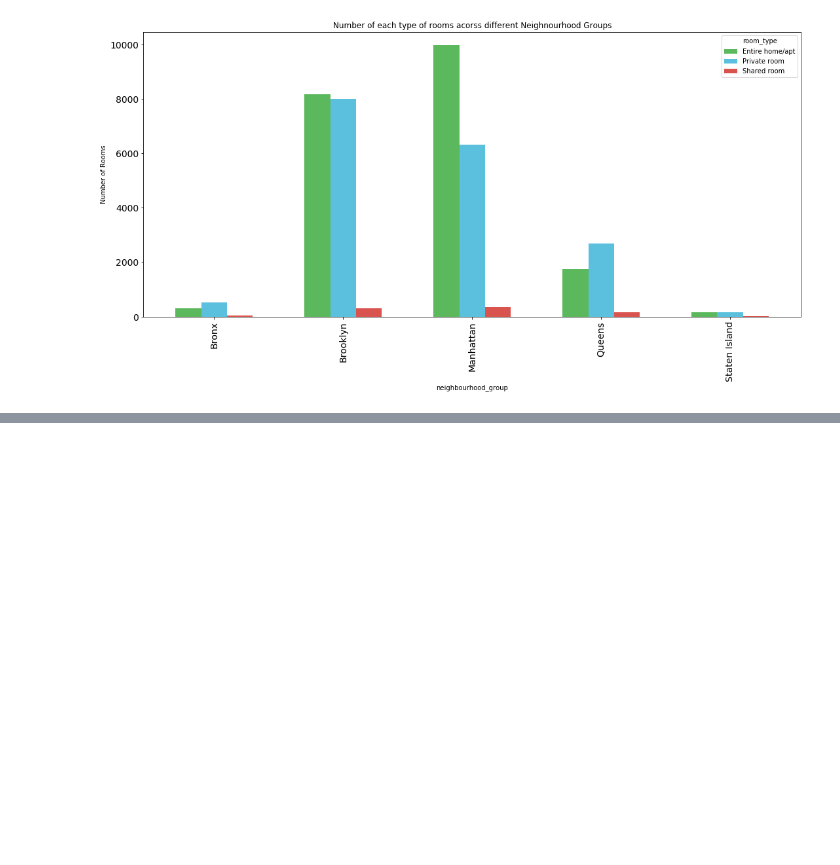
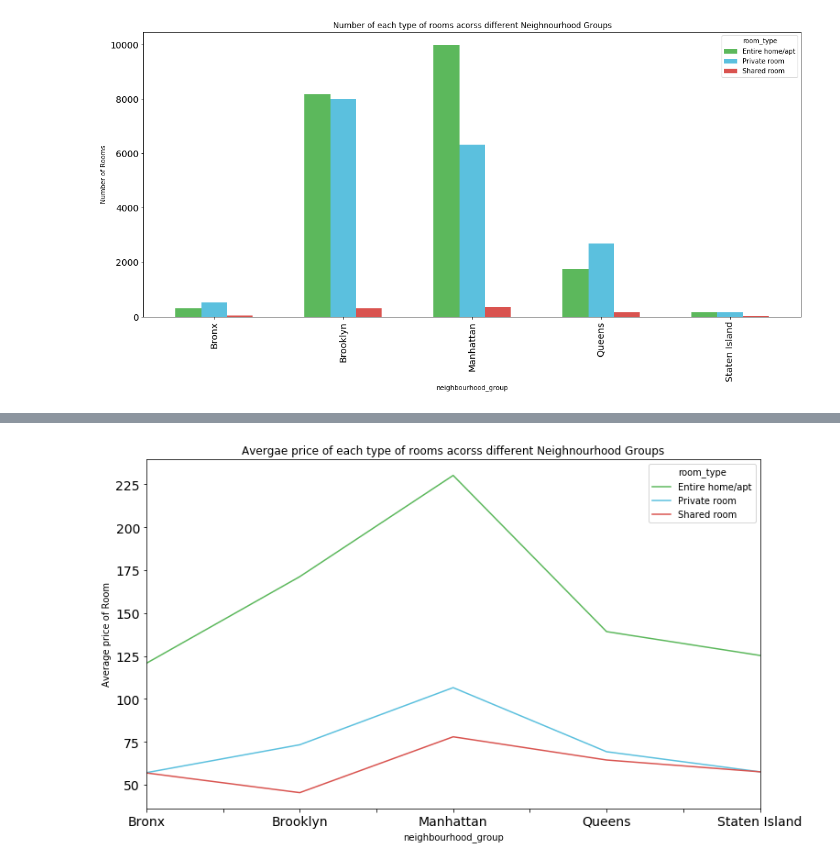
Before and after one commit to Karansingh005/New-York-Airbnb-Analysis, a Jupyter notebook: New_York_Analysis.ipynb, the cells around one changed output, grey strips where cells are left out. Cells and saved outputs as stored; diff of their text form; code cells hidden in the pictures; blank space fills up the shorter version.

Commit message:
Addition of analysis of average price of each type of room across different locations.

```diff
--- a/New_York_Analysis.ipynb
+++ b/New_York_Analysis.ipynb
@@ -228,0 +231,5 @@ plt.show()
+# %%
+df_neighbourhood_2 = df.groupby(['neighbourhood_group','room_type'])
+df_neighbourhood_2 = df_neighbourhood_2['price'].mean()
+df_neighbourhood_2 = df_neighbourhood_2.unstack(level=1)
+df_neighbourhood_2.round(2)
@@ -228,0 +244,11 @@ plt.show()
+# %%
+df_neighbourhood_2.plot(kind='line',
+                       figsize=(12,7),
+                       fontsize=14,
+                       color = ['#5cb85c','#5bc0de','#d9534f'])
+
+plt.title('Avergae price of each type of rooms acorss different Neighnourhood Groups')
+plt.ylabel('Average price of Room')
+plt.show()
+# %% [output]
+[figure, added]
```
Also changed, not shown: parts of 2 cells of this notebook.
